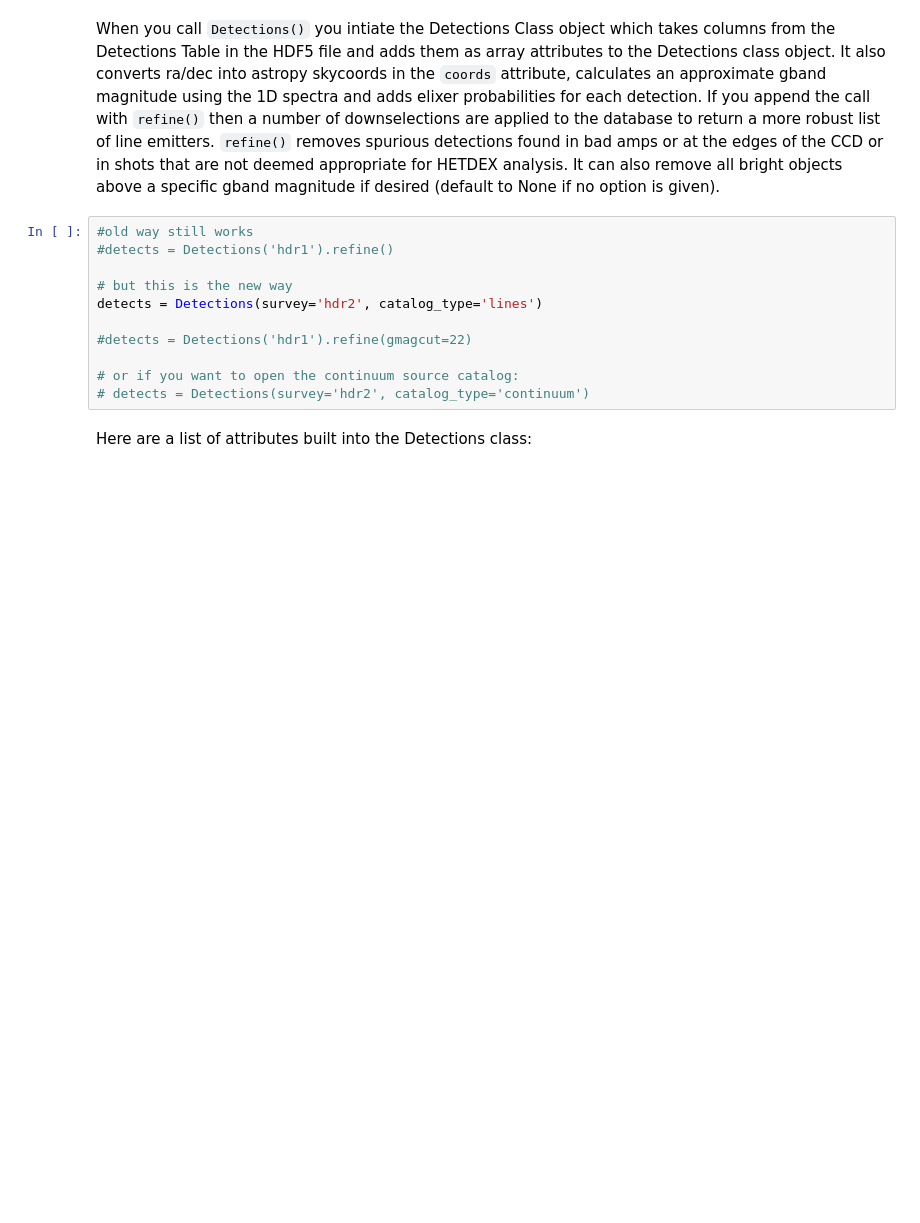
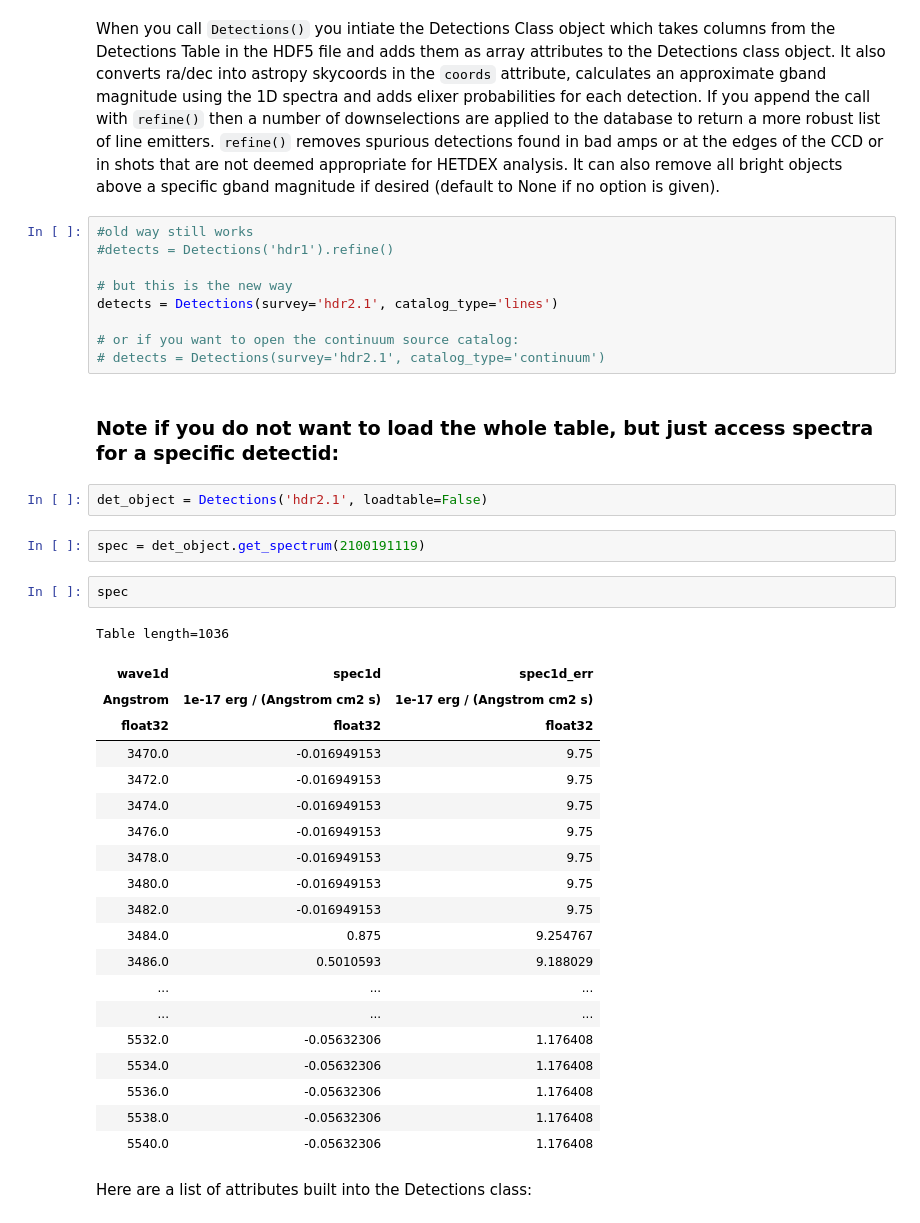
Before and after one commit to HETDEX/hetdex_api, a Jupyter notebook: notebooks/03-Detections_Database_and_API.ipynb, the cells around one changed output. Cells and saved outputs as stored; diff of their text form; blank space fills up the shorter version.

```diff
--- a/notebooks/03-Detections_Database_and_API.ipynb
+++ b/notebooks/03-Detections_Database_and_API.ipynb
@@ -36,12 +37,39 @@ When you call `Detections()` you intiate the Detections Class object which takes
 #detects = Detections('hdr1').refine()
 
 # but this is the new way
-detects = Detections(survey='hdr2', catalog_type='lines')
-
-#detects = Detections('hdr1').refine(gmagcut=22)
+detects = Detections(survey='hdr2.1', catalog_type='lines')
 
 # or if you want to open the continuum source catalog:
-# detects = Detections(survey='hdr2', catalog_type='continuum')
+# detects = Detections(survey='hdr2.1', catalog_type='continuum')
+# %% [markdown]
+### Note if you do not want to load the whole table, but just access spectra for a specific detectid:
+# %%
+det_object = Detections('hdr2.1', loadtable=False)
+# %%
+spec = det_object.get_spectrum(2100191119)
+# %%
+spec
+# %% [output]
+Table length=1036
+| wave1d | spec1d | spec1d_err |
+| Angstrom | 1e-17 erg / (Angstrom cm2 s) | 1e-17 erg / (Angstrom cm2 s) |
+| float32 | float32 | float32 |
+| 3470.0 | -0.016949153 | 9.75 |
+| 3472.0 | -0.016949153 | 9.75 |
+| 3474.0 | -0.016949153 | 9.75 |
+| 3476.0 | -0.016949153 | 9.75 |
+| 3478.0 | -0.016949153 | 9.75 |
+| 3480.0 | -0.016949153 | 9.75 |
+| 3482.0 | -0.016949153 | 9.75 |
+| 3484.0 | 0.875 | 9.254767 |
+| 3486.0 | 0.5010593 | 9.188029 |
+| ... | ... | ... |
+| ... | ... | ... |
+| 5532.0 | -0.05632306 | 1.176408 |
+| 5534.0 | -0.05632306 | 1.176408 |
+| 5536.0 | -0.05632306 | 1.176408 |
+| 5538.0 | -0.05632306 | 1.176408 |
+| 5540.0 | -0.05632306 | 1.176408 |
 # %% [markdown]
 Here are a list of attributes built into the Detections class:
 # %%
```
Also changed, not shown: parts of 15 cells of this notebook.
